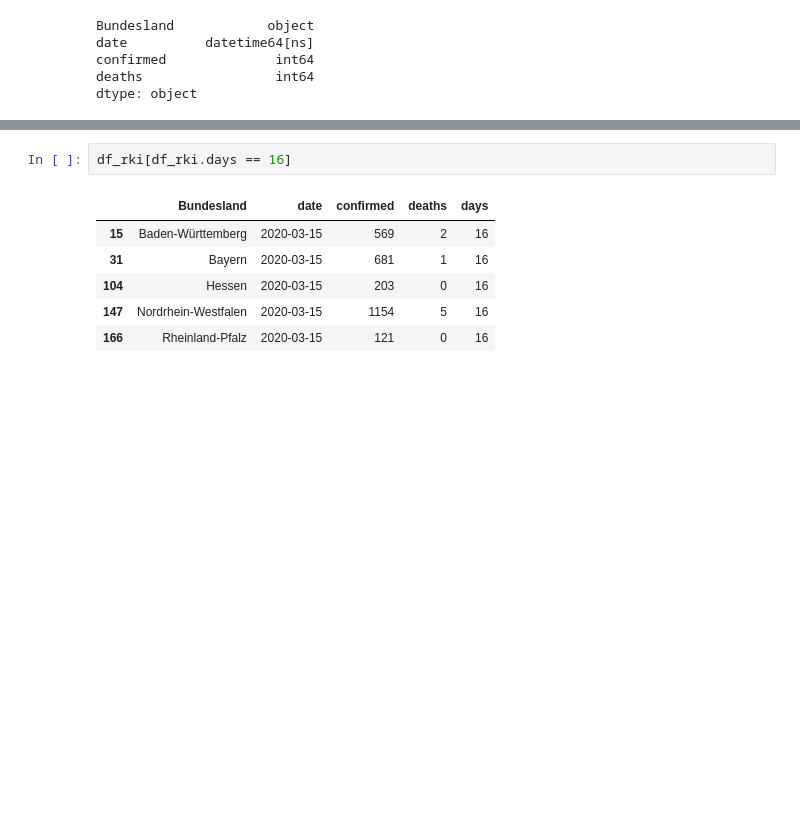
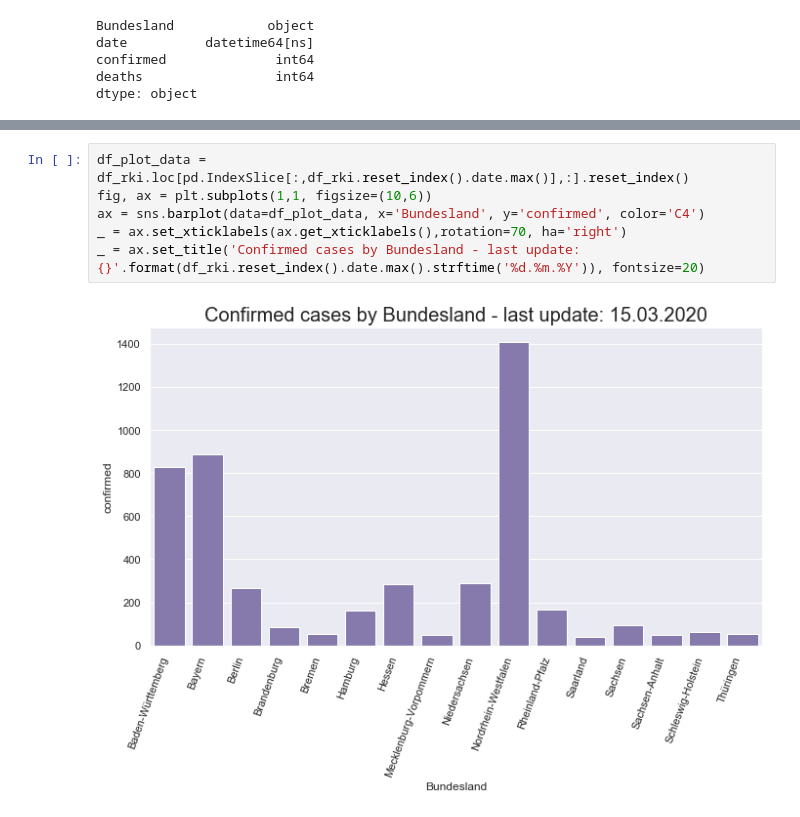
Before and after one commit to normannexo/COVID-19, a Jupyter notebook: covid19_germany_rki.ipynb, the cells around one changed output, grey strips where cells are left out. Cells and saved outputs as stored; diff of their text form; blank space fills up the shorter version.

```diff
--- a/covid19_germany_rki.ipynb
+++ b/covid19_germany_rki.ipynb
@@ -40,9 +49,8 @@ sns.lineplot(data = df_rki, y=df_rki.confirmed, x='days', hue='Bundesland')
-# %%
-df_rki[df_rki.days == 16]
-# %% [output]
-|  | Bundesland | date | confirmed | deaths | days |
-| 15 | Baden-Württemberg | 2020-03-15 | 569 | 2 | 16 |
-| 31 | Bayern | 2020-03-15 | 681 | 1 | 16 |
-| 104 | Hessen | 2020-03-15 | 203 | 0 | 16 |
-| 147 | Nordrhein-Westfalen | 2020-03-15 | 1154 | 5 | 16 |
-| 166 | Rheinland-Pfalz | 2020-03-15 | 121 | 0 | 16 |
+# %%
+df_plot_data = df_rki.loc[pd.IndexSlice[:,df_rki.reset_index().date.max()],:].reset_index()
+fig, ax = plt.subplots(1,1, figsize=(10,6))
+ax = sns.barplot(data=df_plot_data, x='Bundesland', y='confirmed', color='C4')
+_ = ax.set_xticklabels(ax.get_xticklabels(),rotation=70, ha='right')
+_ = ax.set_title('Confirmed cases by Bundesland - last update: {}'.format(df_rki.reset_index().date.max().strftime('%d.%m.%Y')), fontsize=20)
+# %% [output]
+[figure, added]
```
Also changed, not shown: parts of 5 cells of this notebook, 3 other files.
